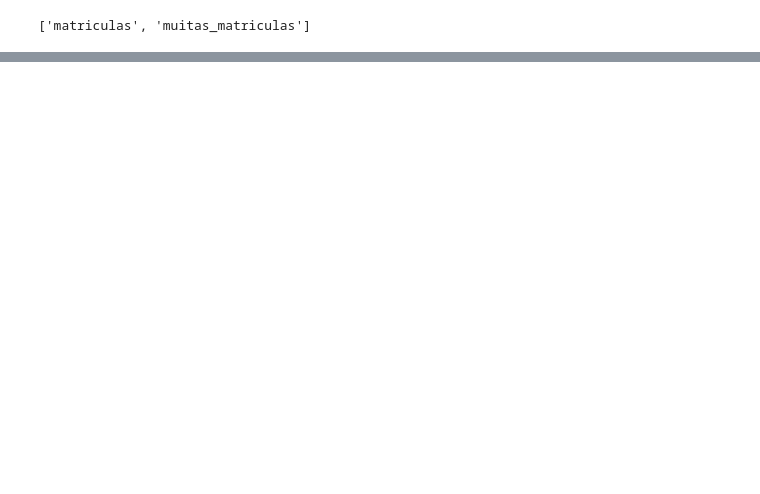
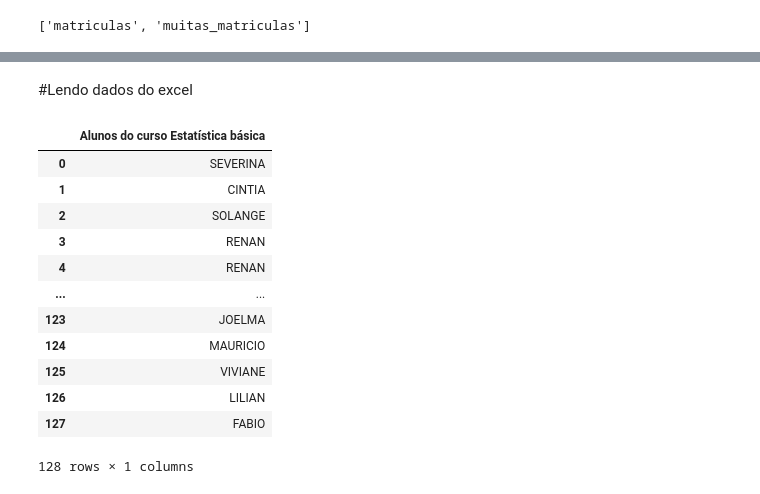
Before and after one commit to erikamarchi/pandas-formatos-diferentes-de-entrada-e-saida-io, a Jupyter notebook: Pandas_IO.ipynb, the cells around one changed output, grey strips where cells are left out. Saved outputs shown, nothing was run; the diff lists cells and outputs as text; code cells hidden in the pictures; blank space fills up the shorter version.

```diff
--- a/Pandas_IO.ipynb
+++ b/Pandas_IO.ipynb
@@ -507,0 +602,19 @@ print(engine.table_names())
+# %% [markdown]
+#Lendo dados do excel
+# %%
+dados = pd.read_excel('proxima_turma.xlsx')
+dados
+# %% [output]
+|  | Alunos do curso Estatística básica |
+| 0 | SEVERINA |
+| 1 | CINTIA |
+| 2 | SOLANGE |
+| 3 | RENAN |
+| 4 | RENAN |
+| ... | ... |
+| 123 | JOELMA |
+| 124 | MAURICIO |
+| 125 | VIVIANE |
+| 126 | LILIAN |
+| 127 | FABIO |
+128 rows × 1 columns
```
Also changed, not shown: parts of 11 cells of this notebook.
